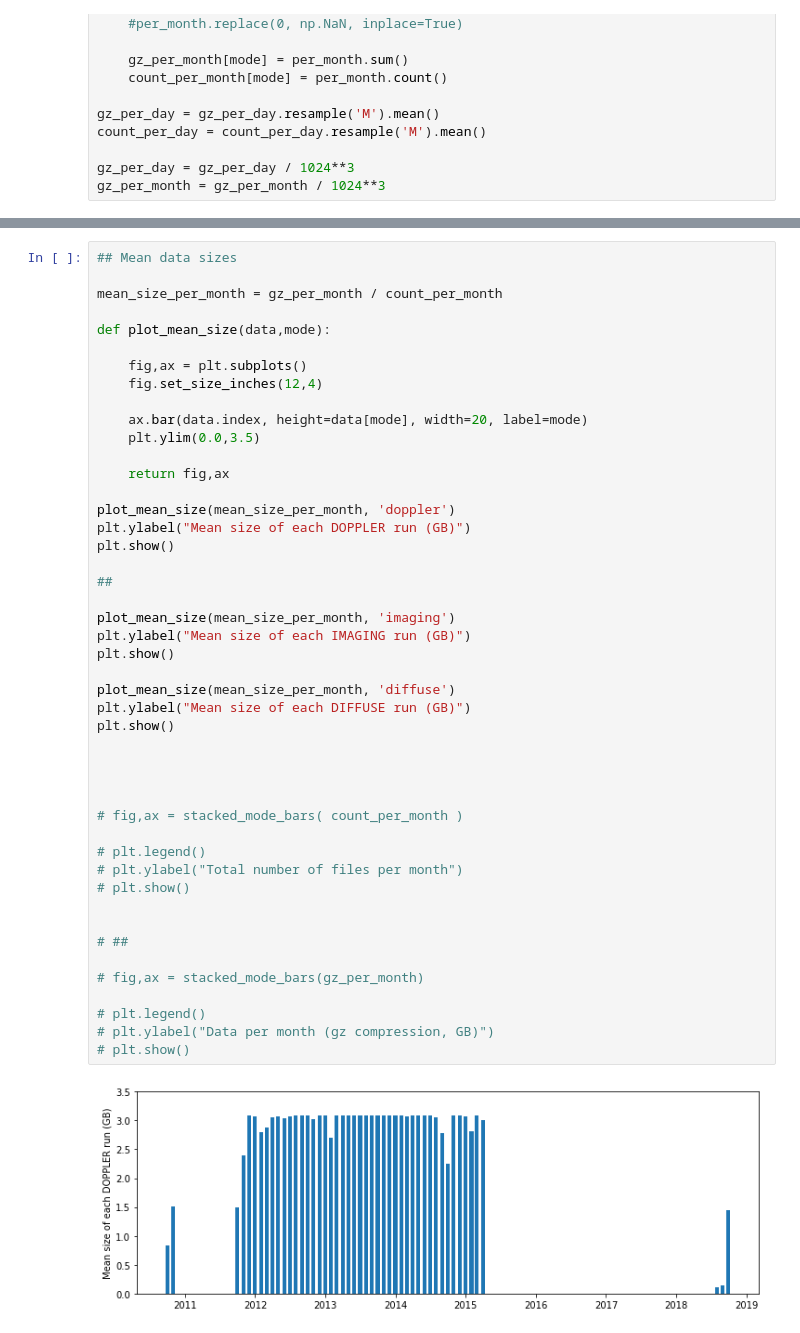
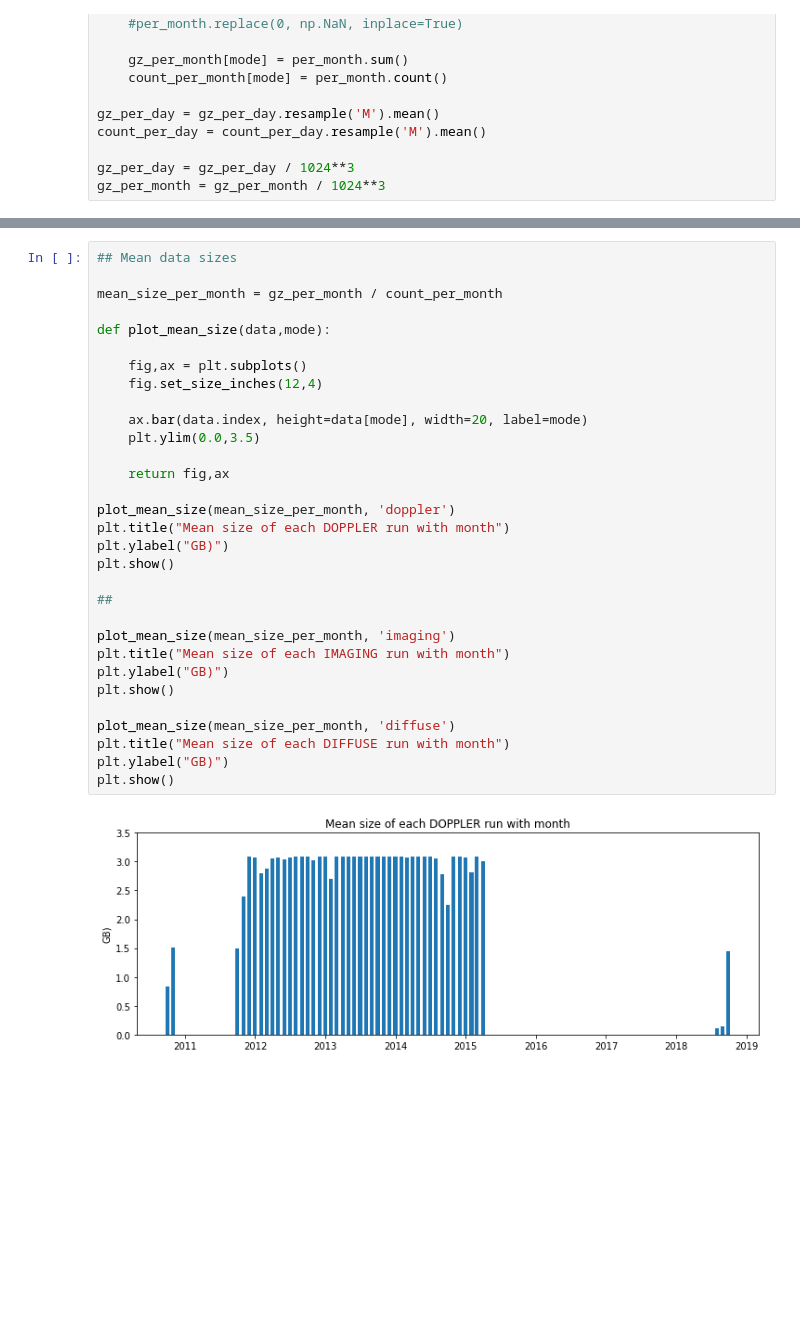
Before and after one commit to COVIS-Sonar/covis-worker, a Jupyter notebook: notebooks/summarize_data_sizes.ipynb, the cells around one changed output, grey strips where cells are left out. Drawn from its saved outputs; the diff is of its cells as text; blank space fills up the shorter version.

```diff
--- a/notebooks/summarize_data_sizes.ipynb
+++ b/notebooks/summarize_data_sizes.ipynb
@@ -371,48 +363,33 @@ plt.show()
 # %%
 ## Mean data sizes
 
 mean_size_per_month = gz_per_month / count_per_month
 
 def plot_mean_size(data,mode):
 
     fig,ax = plt.subplots()
     fig.set_size_inches(12,4)
 
     ax.bar(data.index, height=data[mode], width=20, label=mode)
     plt.ylim(0.0,3.5)
 
     return fig,ax
 
 plot_mean_size(mean_size_per_month, 'doppler')
-plt.ylabel("Mean size of each DOPPLER run (GB)")
+plt.title("Mean size of each DOPPLER run with month")
+plt.ylabel("GB)")
 plt.show()
 
 ##
 
 plot_mean_size(mean_size_per_month, 'imaging')
-plt.ylabel("Mean size of each IMAGING run (GB)")
+plt.title("Mean size of each IMAGING run with month")
+plt.ylabel("GB)")
 plt.show()
 
 plot_mean_size(mean_size_per_month, 'diffuse')
-plt.ylabel("Mean size of each DIFFUSE run (GB)")
+plt.title("Mean size of each DIFFUSE run with month")
+plt.ylabel("GB)")
 plt.show()
-
-
-
-
-# fig,ax = stacked_mode_bars( count_per_month )
-
-# plt.legend()
-# plt.ylabel("Total number of files per month")
-# plt.show()
-
-
-# ##
-
-# fig,ax = stacked_mode_bars(gz_per_month)
-
-# plt.legend()
-# plt.ylabel("Data per month (gz compression, GB)")
-# plt.show()
 # %% [output]
-[figure, old version]
+[figure, new version]
```
Also changed, not shown: parts of 5 cells of this notebook.
